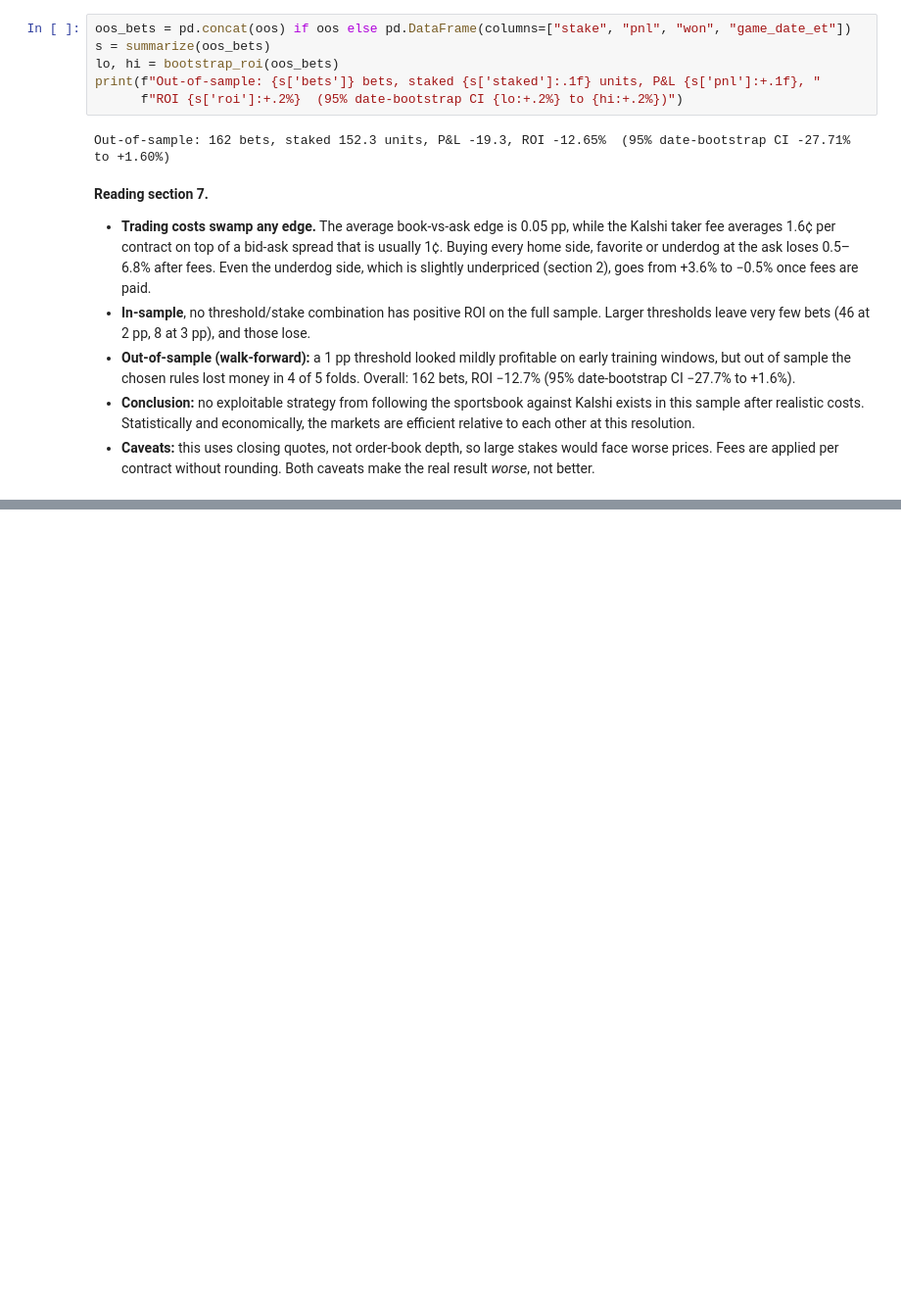
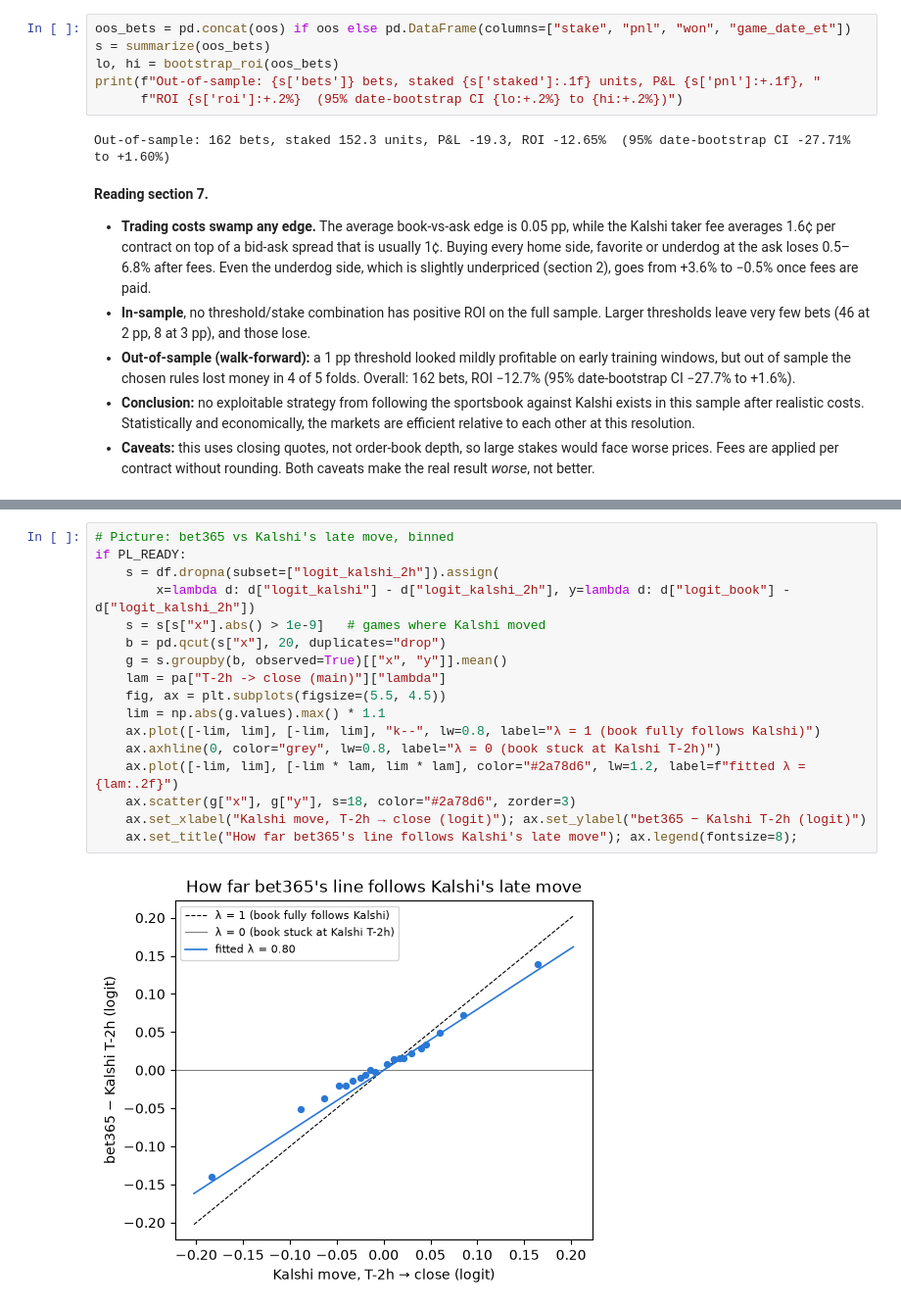
Before and after one commit to harrison-hal3sworth/predmarketproject, a Jupyter notebook: analysis/models_complete.ipynb, the cells around one changed output, grey strips where cells are left out. Shown at 98% size. Drawn from its saved outputs; the diff is of its cells as text; blank space fills up the shorter version.

```diff
--- a/analysis/models_complete.ipynb
+++ b/analysis/models_complete.ipynb
@@ -774,0 +855,19 @@ Out-of-sample: 162 bets, staked 152.3 units, P&L -19.3, ROI -12.65%  (95% date-b
+# %%
+# Picture: bet365 vs Kalshi's late move, binned
+if PL_READY:
+    s = df.dropna(subset=["logit_kalshi_2h"]).assign(
+        x=lambda d: d["logit_kalshi"] - d["logit_kalshi_2h"], y=lambda d: d["logit_book"] - d["logit_kalshi_2h"])
+    s = s[s["x"].abs() > 1e-9]   # games where Kalshi moved
+    b = pd.qcut(s["x"], 20, duplicates="drop")
+    g = s.groupby(b, observed=True)[["x", "y"]].mean()
+    lam = pa["T-2h -> close (main)"]["lambda"]
+    fig, ax = plt.subplots(figsize=(5.5, 4.5))
+    lim = np.abs(g.values).max() * 1.1
+    ax.plot([-lim, lim], [-lim, lim], "k--", lw=0.8, label="λ = 1 (book fully follows Kalshi)")
+    ax.axhline(0, color="grey", lw=0.8, label="λ = 0 (book stuck at Kalshi T-2h)")
+    ax.plot([-lim, lim], [-lim * lam, lim * lam], color="#2a78d6", lw=1.2, label=f"fitted λ = {lam:.2f}")
+    ax.scatter(g["x"], g["y"], s=18, color="#2a78d6", zorder=3)
+    ax.set_xlabel("Kalshi move, T-2h → close (logit)"); ax.set_ylabel("bet365 − Kalshi T-2h (logit)")
+    ax.set_title("How far bet365's line follows Kalshi's late move"); ax.legend(fontsize=8);
+# %% [output]
+[figure, added]
```
Also changed, not shown: parts of 13 cells of this notebook, 2 other files.
